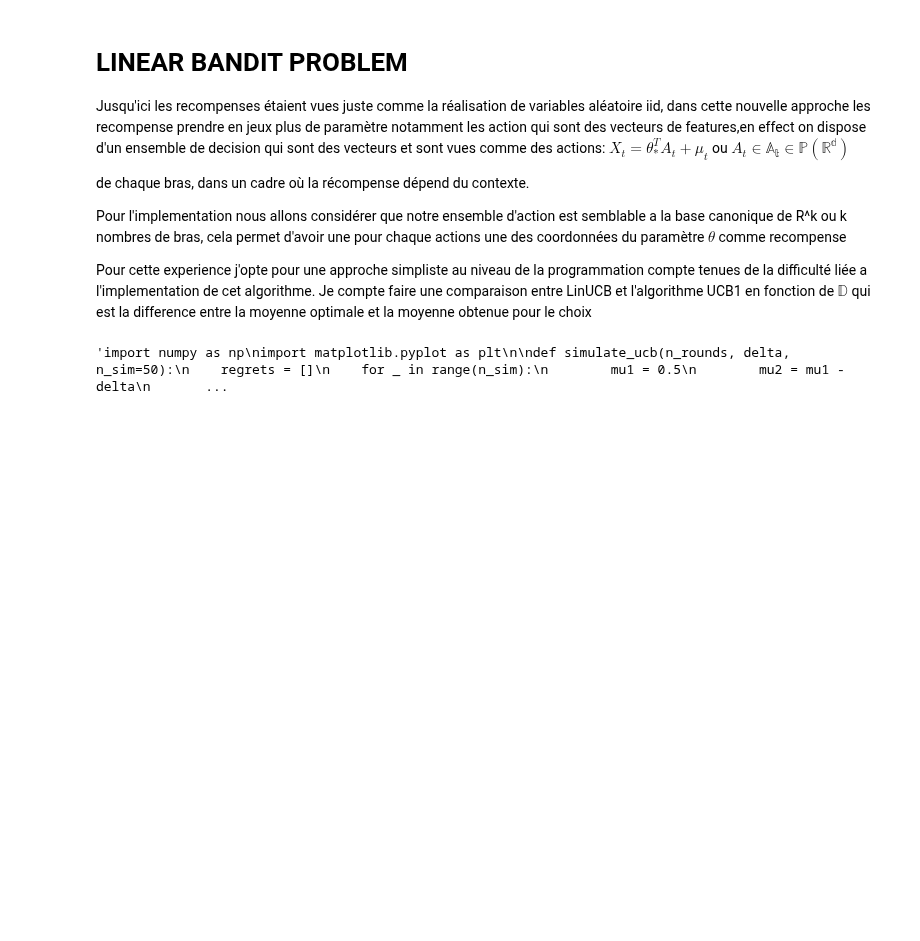
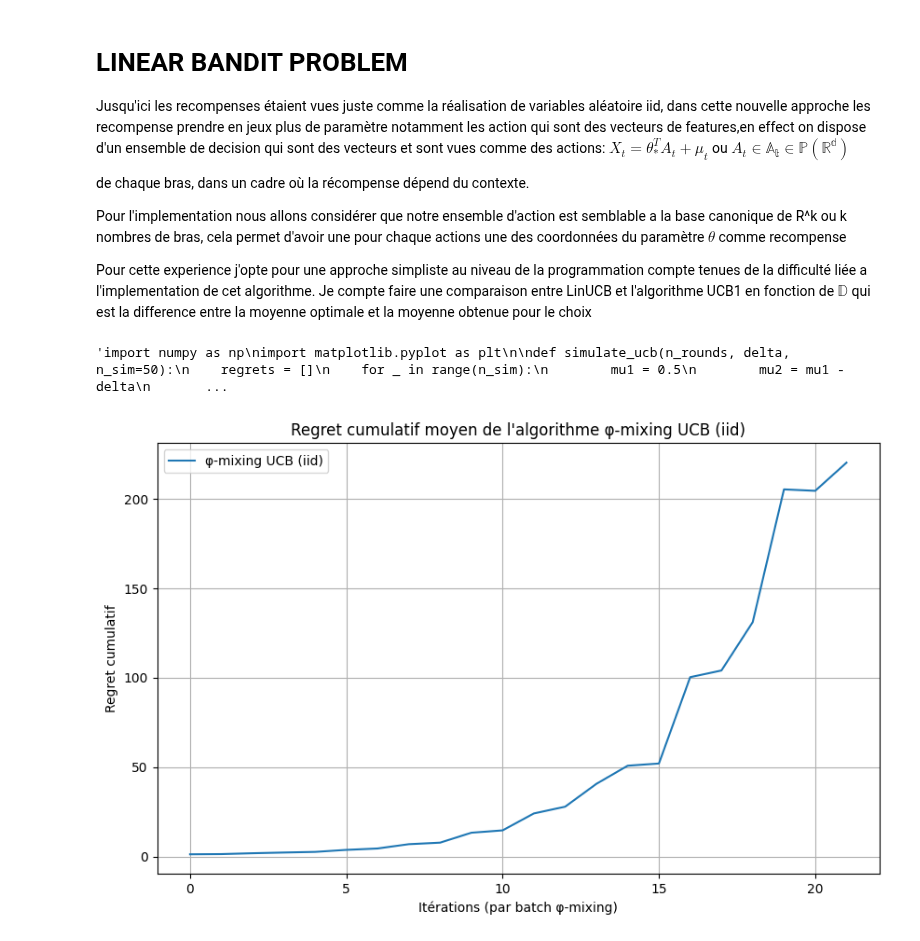
Before and after one commit to Dkdunand/Reinforcement-learning-Multi-armed-Bandits, a Jupyter notebook: Impletations.ipynb, the cells around one changed output. Drawn from its saved outputs; the diff is of its cells as text; code cells hidden in the pictures; blank space fills up the shorter version.

```diff
--- a/Impletations.ipynb
+++ b/Impletations.ipynb
@@ -799,0 +832,43 @@ plt.show()"""
+# %%
+means_arms = [0.3, 0.5]  # bras 0 et 1
+optimal_mean = max(means_arms)
+
+def reward_function_iid(arm):
+    return np.random.binomial(1, means_arms[arm])
+# %%
+n_sim = 100
+n_plays = 10000
+norm_phi = 0.0
+regrets_mat = []
+
+for sim in range(n_sim):
+    algo = PhiMixingUCB(k_arms=2, norm_phi=norm_phi)
+    algo.initialize(reward_function_iid)
+    cumulative_reward = 0
+    regrets = []
+
+    while algo.total_time < n_plays:
+        arm = algo.select_arm()
+        n_iter = 2 ** algo.s[arm]
+        rewards = [reward_function_iid(arm) for _ in range(n_iter)]
+        cumulative_reward += sum(rewards)
+        algo.update(arm, rewards)
+        regret = algo.total_time * optimal_mean - cumulative_reward
+        regrets.append(regret)
+
+    regrets_mat.append(regrets)
+# %%
+
+
+regret_avg = np.mean(regrets_mat, axis=0)
+
+plt.figure(figsize=(10,6))
+plt.plot(regret_avg, label="φ-mixing UCB (iid)")
+plt.xlabel("Itérations (par batch φ-mixing)")
+plt.ylabel("Regret cumulatif")
+plt.title("Regret cumulatif moyen de l'algorithme φ-mixing UCB (iid)")
+plt.grid(True)
+plt.legend()
+plt.show()
+# %% [output]
+[figure, added]
```
Also changed, not shown: parts of 5 cells of this notebook, 2 other files.
